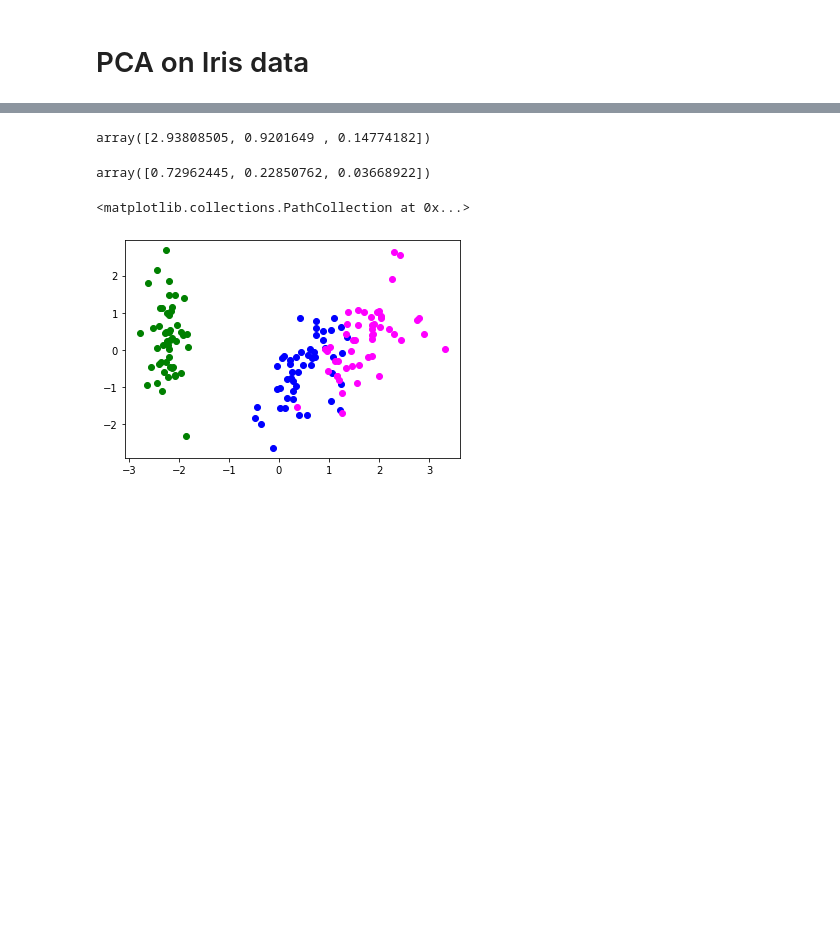
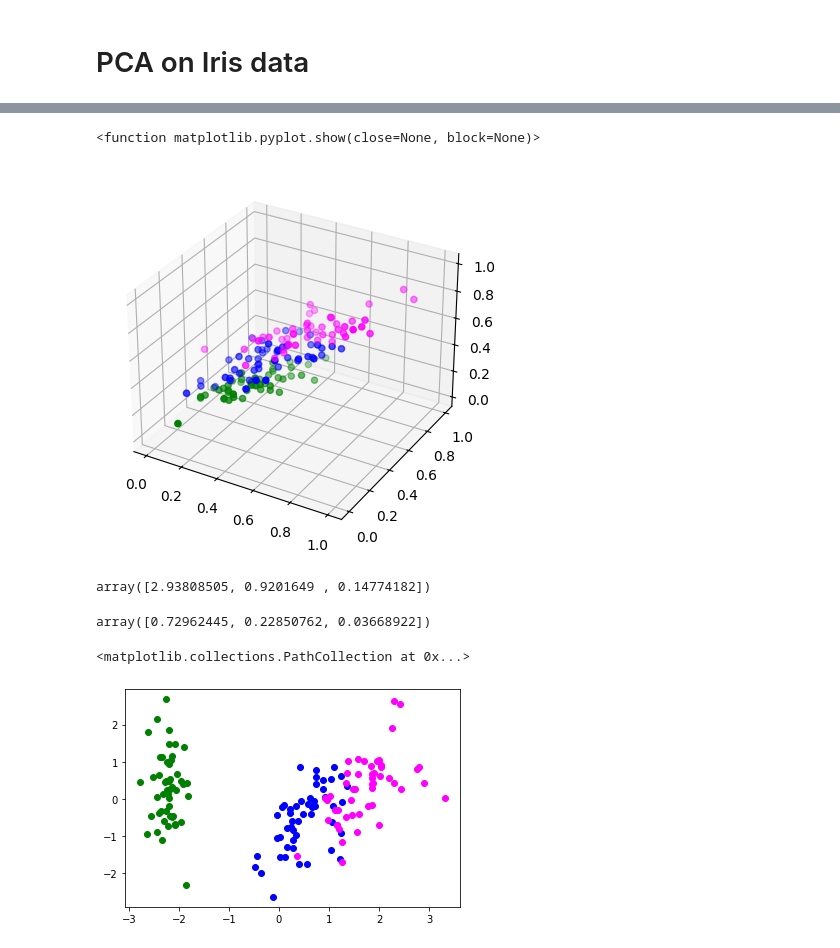
Before and after one commit to JanCipl/MLF, a Jupyter notebook: Lab_04/MPA_MLF_PCA_2_students.ipynb, the cells around one changed output, grey strips where cells are left out. Drawn from its saved outputs; the diff is of its cells as text; code cells hidden in the pictures; blank space fills up the shorter version.

```diff
--- a/Lab_04/MPA_MLF_PCA_2_students.ipynb
+++ b/Lab_04/MPA_MLF_PCA_2_students.ipynb
@@ -44,22 +77,25 @@ plt.show
 # %%
 # Pre-processing is an important step, you can try either StandardScaler (zero mean, unit variance of features)
 # or MinMaxScaler (to interval from 0 to 1)
 from sklearn import preprocessing
-from sklearn.preprocessing import StandardScaler
-Xscaler = StandardScaler()
+from sklearn.preprocessing import MinMaxScaler
+Xscaler = MinMaxScaler()
 Xpp=Xscaler.fit_transform(X)
 
 # define PCA object (three components), fit and transform the data
-pca = decomposition.PCA(n_components=3)
-pca.fit(Xpp)
-Xpca = pca.transform(Xpp)
-print(pca.get_covariance())
+#pca = decomposition.PCA(n_components=3)
+#pca.fit(Xpp)
+#Xpca = pca.transform(Xpp)
+#print(pca.get_covariance())
 # you can plot the transformed feature space in 3D:
 axes2=plt.axes(projection='3d')
-axes2.scatter3D(Xpca[y==0,0],Xpca[y==0,1],Xpca[y==0,2],color='green')
-axes2.scatter3D(Xpca[y==1,0],Xpca[y==1,1],Xpca[y==1,2],color='blue')
-axes2.scatter3D(Xpca[y==2,0],Xpca[y==2,1],Xpca[y==2,2],color='magenta')
+axes2.scatter3D(Xpp[y==0,0],Xpp[y==0,1],Xpp[y==0,2],color='green')
+axes2.scatter3D(Xpp[y==1,0],Xpp[y==1,1],Xpp[y==1,2],color='blue')
+axes2.scatter3D(Xpp[y==2,0],Xpp[y==2,1],Xpp[y==2,2],color='magenta')
 plt.show
+# %% [output]
+<function matplotlib.pyplot.show(close=None, block=None)>
+[figure, added]
 # %%
 # Compute pca.explained_variance_ and pca.explained_cariance_ratio_values
 pca.explained_variance_
```
Also changed, not shown: parts of 3 cells of this notebook.
